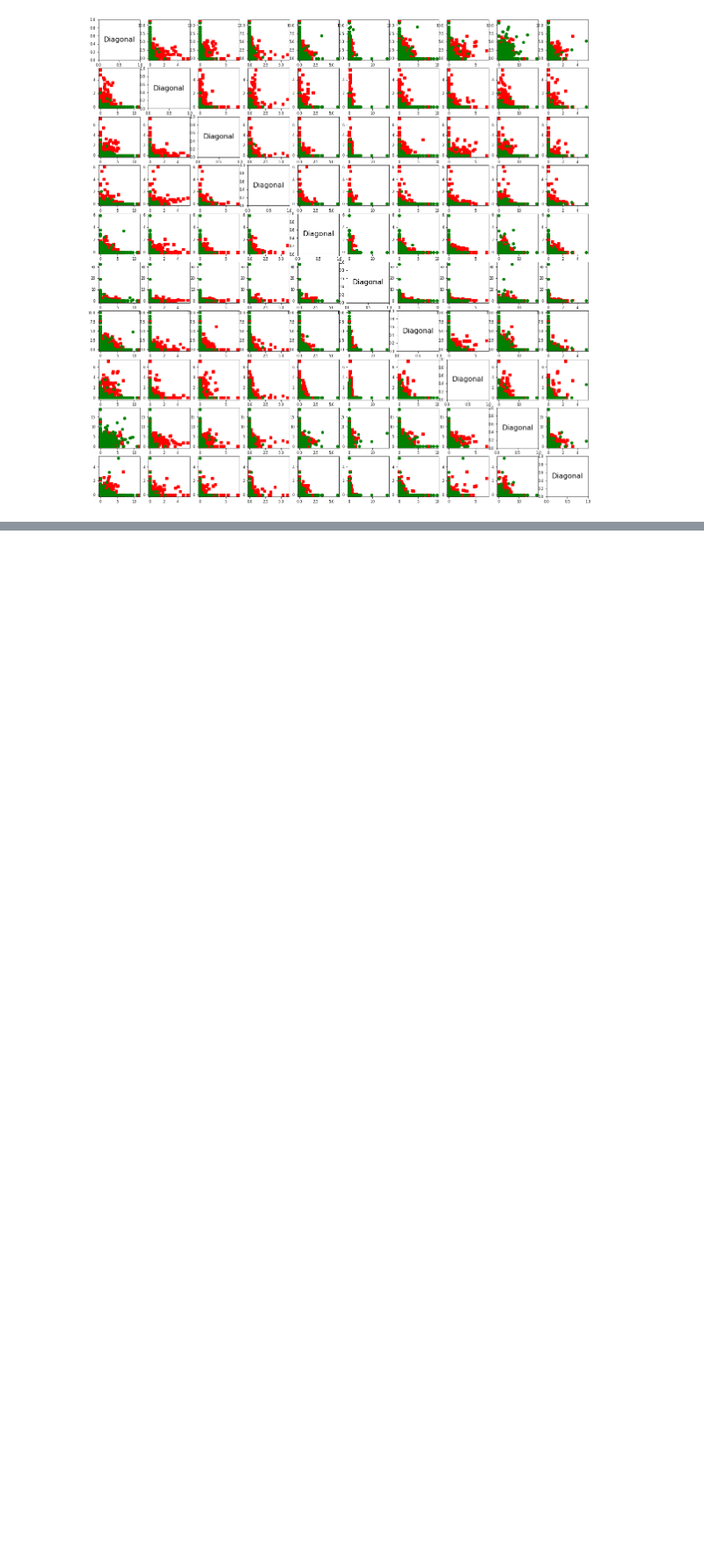
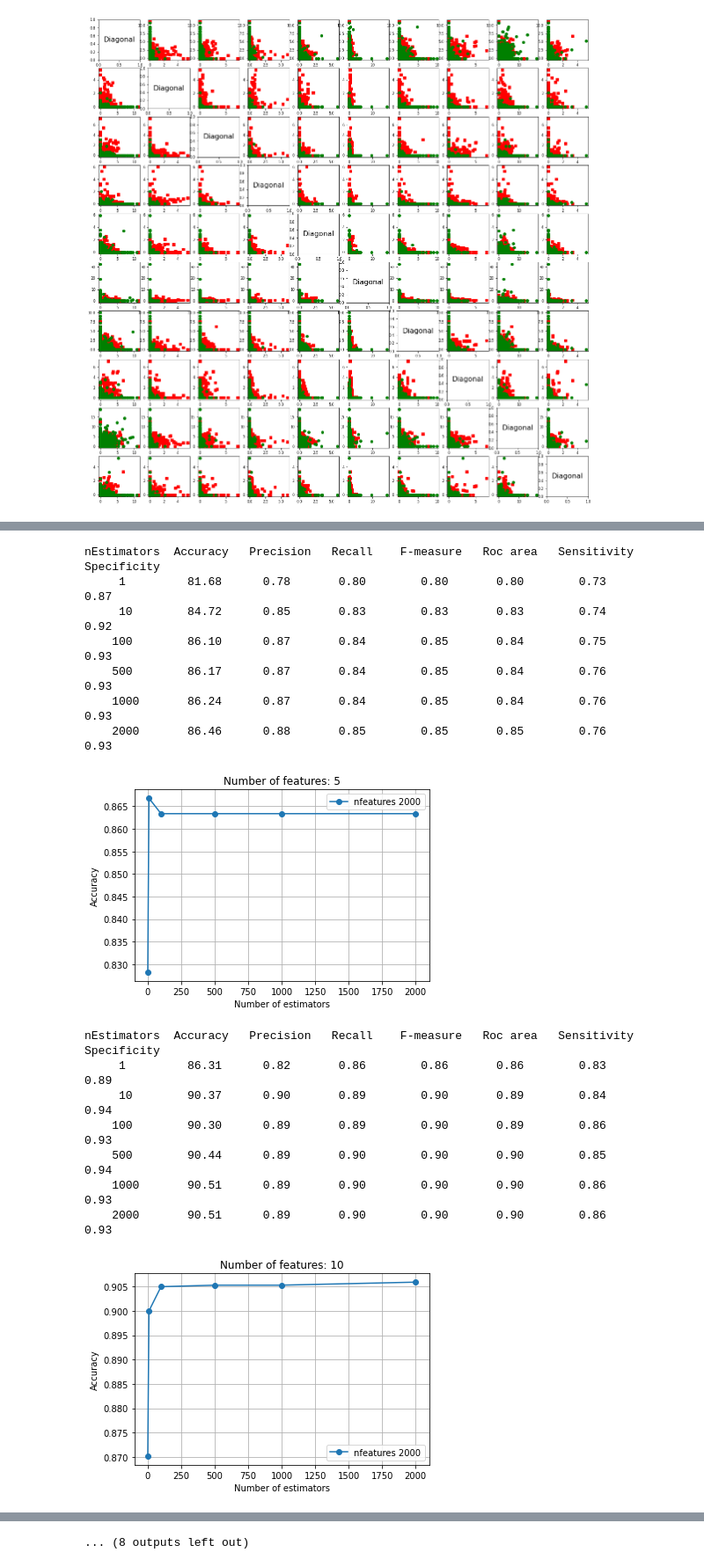
Before and after one commit to rafaelbaptista13/ED-Project, a Jupyter notebook: Project.ipynb, the cells around one changed output, grey strips where cells are left out. Shown at 88% size. Saved outputs shown, nothing was run; the diff lists cells and outputs as text; code cells hidden in the pictures; blank space fills up the shorter version.

```diff
--- a/Project.ipynb
+++ b/Project.ipynb
@@ -321,0 +397,58 @@ print(df_np)
+# %%
+number_of_estimators = [1, 10, 100, 500, 1000, 2000]
+num_features = [5, 10, 15, 20, 25, 30, 35, 40, 45, 55]
+
+for f in num_features:
+    X_train_new = X_train.loc[:, inx[:f]]
+    X_test_new = X_test.loc[:, inx[:f]]
+    accuracies = []
+    print("{:^12s} {:^9s} {:^11s} {:^9s} {:^12s} {:^9s} {:^13s} {:^13s}".format("nEstimators", "Accuracy", "Precision", "Recall", "F-measure", "Roc area", "Sensitivity", "Specificity"))
+    for i in number_of_estimators:
+        clf = RandomForestClassifier(n_estimators = i, random_state = 1)
+
+        scores = cross_val_score(clf, X_train_new, y_train, cv=4, scoring="accuracy")
+        accuracies.append(scores.mean())
+
+        clf = RandomForestClassifier(n_estimators = i, random_state = 1)
+        clf.fit(X_train_new, y_train)
+
+        y_predict = clf.predict(X_test_new)
+        statistics = precision_recall_fscore_support(y_test, y_predict)
+
+        accuracy = accuracy_score(y_test, y_predict)*100
+        precision = precision_score(y_test, y_predict)
+        recall = (statistics[1][0] + statistics[1][1]) / 2
+        f1score = (statistics[2][0] + statistics[2][1]) / 2
+        roc_area = roc_auc_score(y_test, y_predict)
+        sensitivity = statistics[1][1]
+        specificity = statistics[1][0]
+
+        print("{:^12d} {:^9.2f} {:^11.2f} {:^9.2f} {:^12.2f} {:^9.2f} {:^13.2f} {:^13.2f}"
+            .format(i, round(accuracy, 2), round(precision, 2), round(recall, 2), round(f1score, 2), round(roc_area, 2), round(sensitivity, 2), round(specificity, 2) ))
+
+
+    plt.plot(number_of_estimators, accuracies, marker="o" ,label=f"nfeatures {i}")
+
+    plt.legend()
+    plt.xlabel("Number of estimators")
+    plt.ylabel("Accuracy")
+    plt.title(f"Number of features: {str(f)}")
+    plt.grid()
+    plt.show()
+# %% [output]
+nEstimators  Accuracy   Precision   Recall    F-measure   Roc area   Sensitivity   Specificity
+     1         81.68      0.78       0.80        0.80       0.80        0.73          0.87
+     10        84.72      0.85       0.83        0.83       0.83        0.74          0.92
+    100        86.10      0.87       0.84        0.85       0.84        0.75          0.93
+    500        86.17      0.87       0.84        0.85       0.84        0.76          0.93
+    1000       86.24      0.87       0.84        0.85       0.84        0.76          0.93
+    2000       86.46      0.88       0.85        0.85       0.85        0.76          0.93
+[figure, added]
+nEstimators  Accuracy   Precision   Recall    F-measure   Roc area   Sensitivity   Specificity
+     1         86.31      0.82       0.86        0.86       0.86        0.83          0.89
+     10        90.37      0.90       0.89        0.90       0.89        0.84          0.94
+    100        90.30      0.89       0.89        0.90       0.89        0.86          0.93
+    500        90.44      0.89       0.90        0.90       0.90        0.85          0.94
+    1000       90.51      0.89       0.90        0.90       0.90        0.86          0.93
+    2000       90.51      0.89       0.90        0.90       0.90        0.86          0.93
+[figure, added]
@@ -321,0 +487 @@ print(df_np)
+... (8 outputs left out)
```
Also changed, not shown: parts of 55 cells of this notebook, 4 other files.
